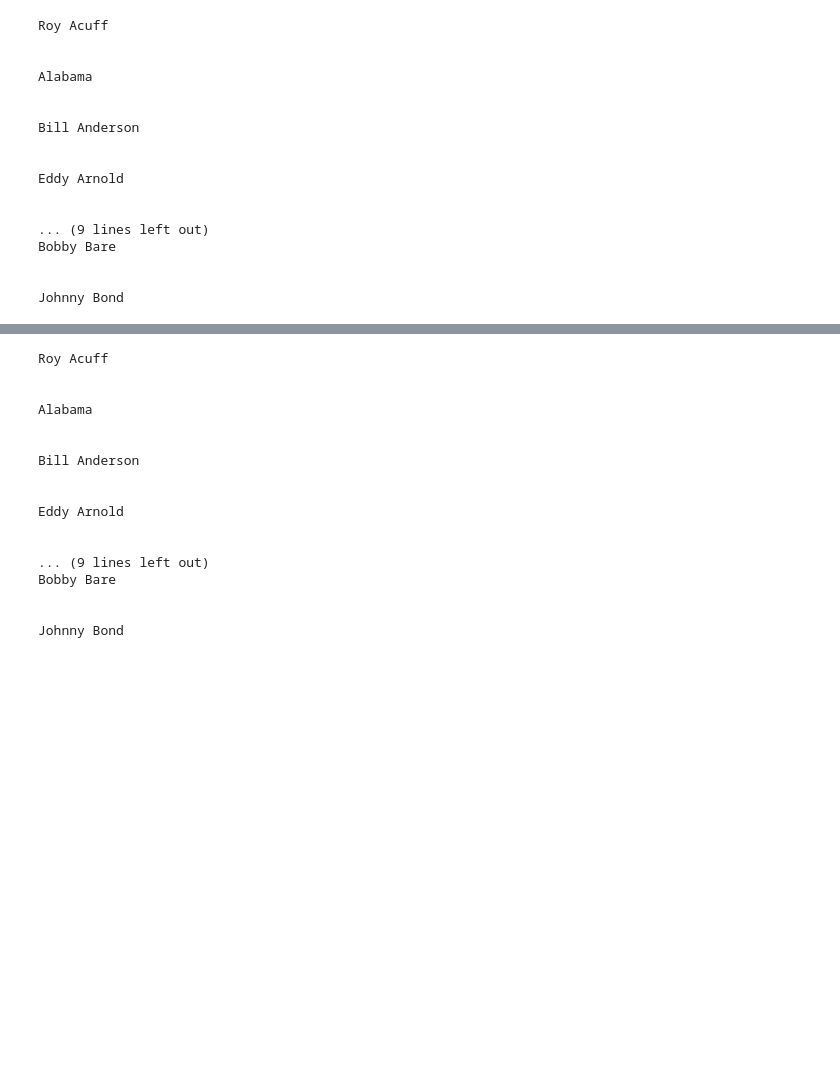
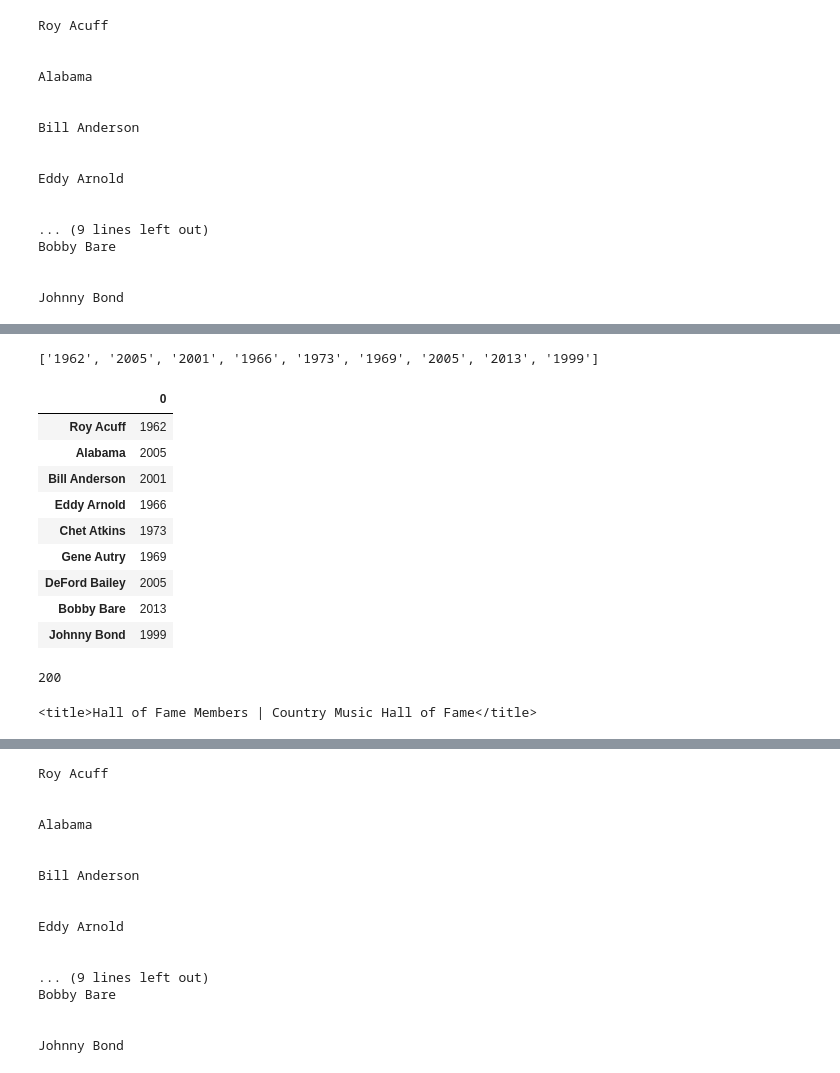
Before and after one commit to Jmiah789/web-scraping-country-music-hof-Jmiah789, a Jupyter notebook: 1_cmhof.ipynb, the cells around one changed output, grey strips where cells are left out. Drawn from its saved outputs; the diff is of its cells as text; code cells hidden in the pictures; blank space fills up the shorter version.

```diff
--- a/1_cmhof.ipynb
+++ b/1_cmhof.ipynb
@@ -75,7 +76,7 @@ cards[2]
 names = []
 for name in cards:
     print(name.text)
-    names.append(name.text)
+    names.append(name.text.strip())
 # %% [output]
 Roy Acuff
 
@@ -96,0 +131,34 @@ Johnny Bond
+# %%
+year_inducted = []
+for year in cards2:
+    year_inducted.append(year.text.replace("Inducted ","").strip())
+# %%
+year_inducted
+# %% [output]
+['1962', '2005', '2001', '1966', '1973', '1969', '2005', '2013', '1999']
+# %%
+cmhof2 = pd.DataFrame( year_inducted, names)
+cmhof2
+# %% [output]
+|  | 0 |
+| Roy Acuff | 1962 |
+| Alabama | 2005 |
+| Bill Anderson | 2001 |
+| Eddy Arnold | 1966 |
+| Chet Atkins | 1973 |
+| Gene Autry | 1969 |
+| DeFord Bailey | 2005 |
+| Bobby Bare | 2013 |
+| Johnny Bond | 1999 |
+# %%
+website_url = 'https://countrymusichalloffame.org/hall-of-fame/members/page/2'
+response = requests.get(website_url)
+
+response.status_code
+# %% [output]
+200
+# %%
+soup2 = BeautifulSoup(response.content, 'lxml')
+print(soup2.title)
+# %% [output]
+<title>Hall of Fame Members | Country Music Hall of Fame</title>
```
Also changed, not shown: parts of 30 cells of this notebook.
